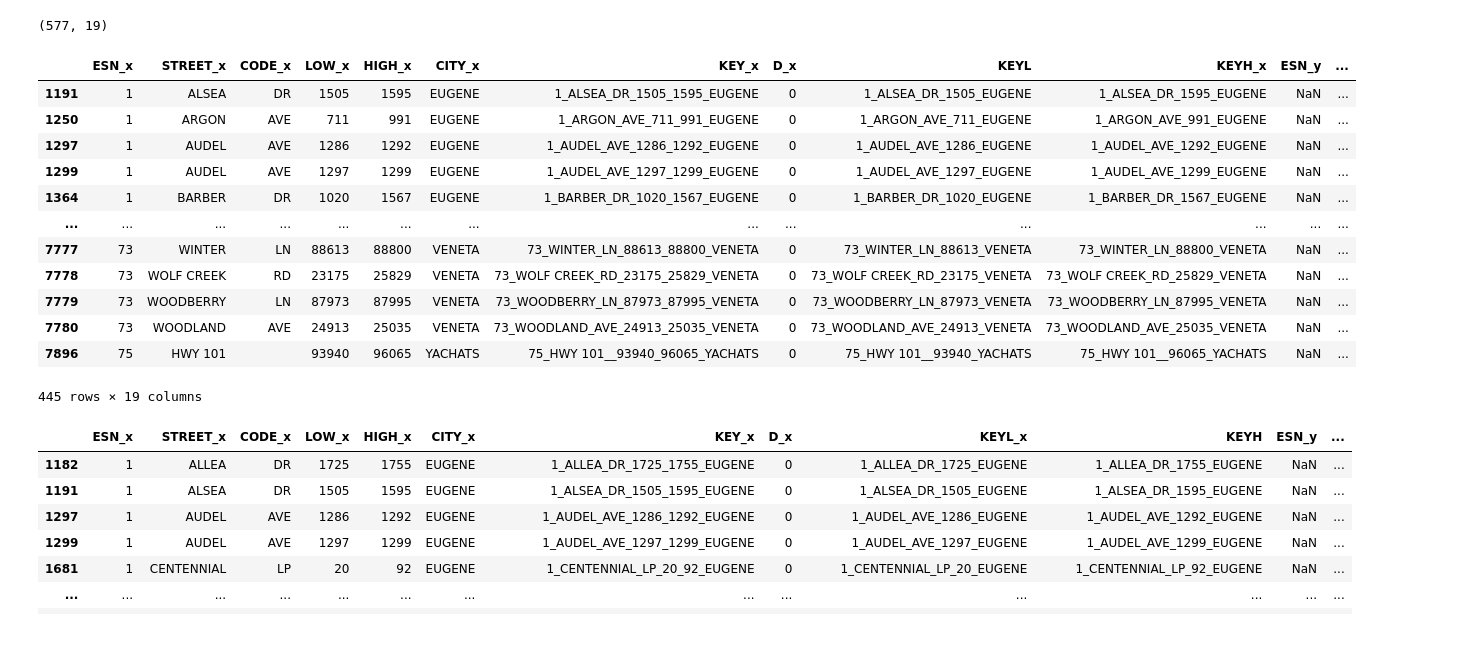
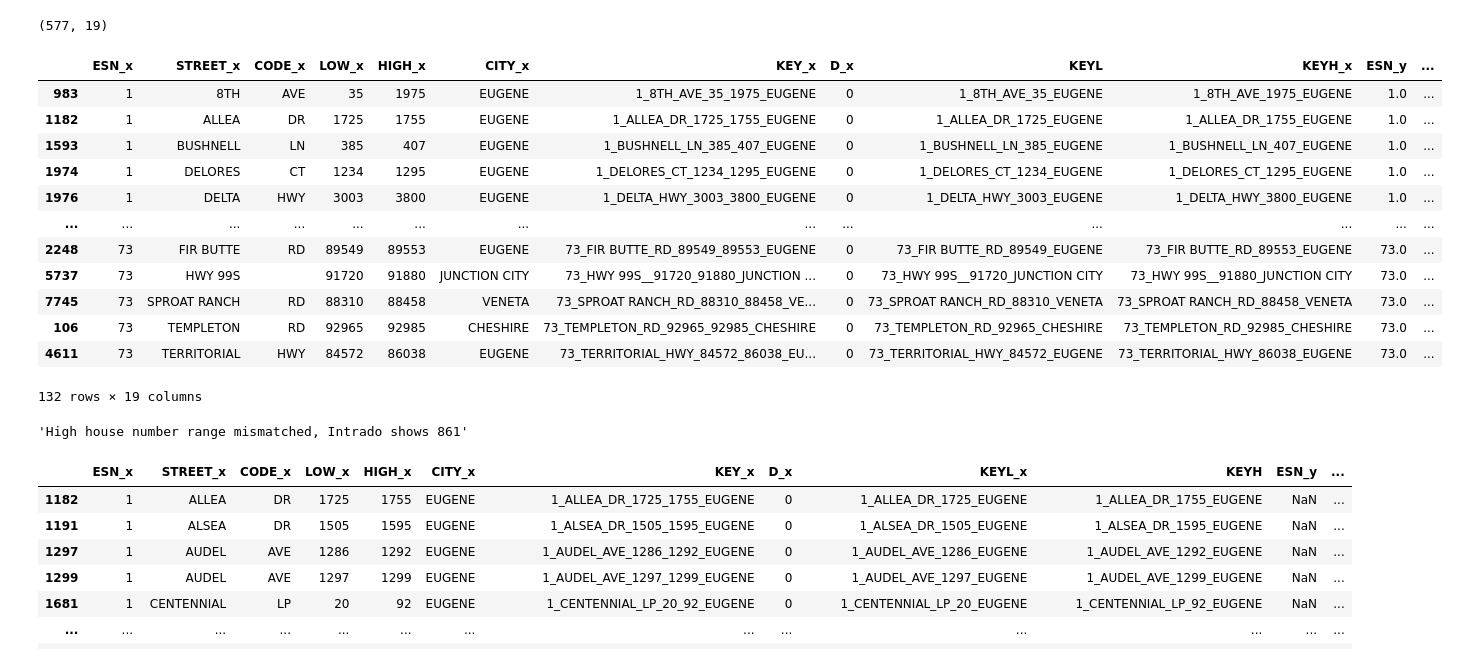
Before and after one commit to dongmeic/RLID, a Jupyter notebook: Address-MSAG/compare_MSAG_range.ipynb, the cells around one changed output. Cells and saved outputs as stored; diff of their text form; code cells hidden in the pictures.

Commit message:
exported MSAG range match

```diff
--- a/Address-MSAG/compare_MSAG_range.ipynb
+++ b/Address-MSAG/compare_MSAG_range.ipynb
@@ -278,18 +298,18 @@ df5.shape
 # %% [output]
 (577, 19)
 # %%
-df5[df5.ESN_y.isna()]
+df5[~df5.ESN_y.isna()]
 # %% [output]
 |  | ESN_x | STREET_x | CODE_x | LOW_x | HIGH_x | CITY_x | KEY_x | D_x | KEYL | KEYH_x | ESN_y | ... |
-| 1191 | 1 | ALSEA | DR | 1505 | 1595 | EUGENE | 1_ALSEA_DR_1505_1595_EUGENE | 0 | 1_ALSEA_DR_1505_EUGENE | 1_ALSEA_DR_1595_EUGENE | NaN | ... |
-| 1250 | 1 | ARGON | AVE | 711 | 991 | EUGENE | 1_ARGON_AVE_711_991_EUGENE | 0 | 1_ARGON_AVE_711_EUGENE | 1_ARGON_AVE_991_EUGENE | NaN | ... |
-| 1297 | 1 | AUDEL | AVE | 1286 | 1292 | EUGENE | 1_AUDEL_AVE_1286_1292_EUGENE | 0 | 1_AUDEL_AVE_1286_EUGENE | 1_AUDEL_AVE_1292_EUGENE | NaN | ... |
-| 1299 | 1 | AUDEL | AVE | 1297 | 1299 | EUGENE | 1_AUDEL_AVE_1297_1299_EUGENE | 0 | 1_AUDEL_AVE_1297_EUGENE | 1_AUDEL_AVE_1299_EUGENE | NaN | ... |
-| 1364 | 1 | BARBER | DR | 1020 | 1567 | EUGENE | 1_BARBER_DR_1020_1567_EUGENE | 0 | 1_BARBER_DR_1020_EUGENE | 1_BARBER_DR_1567_EUGENE | NaN | ... |
+| 983 | 1 | 8TH | AVE | 35 | 1975 | EUGENE | 1_8TH_AVE_35_1975_EUGENE | 0 | 1_8TH_AVE_35_EUGENE | 1_8TH_AVE_1975_EUGENE | 1.0 | ... |
+| 1182 | 1 | ALLEA | DR | 1725 | 1755 | EUGENE | 1_ALLEA_DR_1725_1755_EUGENE | 0 | 1_ALLEA_DR_1725_EUGENE | 1_ALLEA_DR_1755_EUGENE | 1.0 | ... |
+| 1593 | 1 | BUSHNELL | LN | 385 | 407 | EUGENE | 1_BUSHNELL_LN_385_407_EUGENE | 0 | 1_BUSHNELL_LN_385_EUGENE | 1_BUSHNELL_LN_407_EUGENE | 1.0 | ... |
+| 1974 | 1 | DELORES | CT | 1234 | 1295 | EUGENE | 1_DELORES_CT_1234_1295_EUGENE | 0 | 1_DELORES_CT_1234_EUGENE | 1_DELORES_CT_1295_EUGENE | 1.0 | ... |
+| 1976 | 1 | DELTA | HWY | 3003 | 3800 | EUGENE | 1_DELTA_HWY_3003_3800_EUGENE | 0 | 1_DELTA_HWY_3003_EUGENE | 1_DELTA_HWY_3800_EUGENE | 1.0 | ... |
 | ... | ... | ... | ... | ... | ... | ... | ... | ... | ... | ... | ... | ... |
-| 7777 | 73 | WINTER | LN | 88613 | 88800 | VENETA | 73_WINTER_LN_88613_88800_VENETA | 0 | 73_WINTER_LN_88613_VENETA | 73_WINTER_LN_88800_VENETA | NaN | ... |
-| 7778 | 73 | WOLF CREEK | RD | 23175 | 25829 | VENETA | 73_WOLF CREEK_RD_23175_25829_VENETA | 0 | 73_WOLF CREEK_RD_23175_VENETA | 73_WOLF CREEK_RD_25829_VENETA | NaN | ... |
-| 7779 | 73 | WOODBERRY | LN | 87973 | 87995 | VENETA | 73_WOODBERRY_LN_87973_87995_VENETA | 0 | 73_WOODBERRY_LN_87973_VENETA | 73_WOODBERRY_LN_87995_VENETA | NaN | ... |
-| 7780 | 73 | WOODLAND | AVE | 24913 | 25035 | VENETA | 73_WOODLAND_AVE_24913_25035_VENETA | 0 | 73_WOODLAND_AVE_24913_VENETA | 73_WOODLAND_AVE_25035_VENETA | NaN | ... |
-| 7896 | 75 | HWY 101 |  | 93940 | 96065 | YACHATS | 75_HWY 101__93940_96065_YACHATS | 0 | 75_HWY 101__93940_YACHATS | 75_HWY 101__96065_YACHATS | NaN | ... |
+| 2248 | 73 | FIR BUTTE | RD | 89549 | 89553 | EUGENE | 73_FIR BUTTE_RD_89549_89553_EUGENE | 0 | 73_FIR BUTTE_RD_89549_EUGENE | 73_FIR BUTTE_RD_89553_EUGENE | 73.0 | ... |
+| 5737 | 73 | HWY 99S |  | 91720 | 91880 | JUNCTION CITY | 73_HWY 99S__91720_91880_JUNCTION ... | 0 | 73_HWY 99S__91720_JUNCTION CITY | 73_HWY 99S__91880_JUNCTION CITY | 73.0 | ... |
+| 7745 | 73 | SPROAT RANCH | RD | 88310 | 88458 | VENETA | 73_SPROAT RANCH_RD_88310_88458_VE... | 0 | 73_SPROAT RANCH_RD_88310_VENETA | 73_SPROAT RANCH_RD_88458_VENETA | 73.0 | ... |
+| 106 | 73 | TEMPLETON | RD | 92965 | 92985 | CHESHIRE | 73_TEMPLETON_RD_92965_92985_CHESHIRE | 0 | 73_TEMPLETON_RD_92965_CHESHIRE | 73_TEMPLETON_RD_92985_CHESHIRE | 73.0 | ... |
+| 4611 | 73 | TERRITORIAL | HWY | 84572 | 86038 | EUGENE | 73_TERRITORIAL_HWY_84572_86038_EU... | 0 | 73_TERRITORIAL_HWY_84572_EUGENE | 73_TERRITORIAL_HWY_86038_EUGENE | 73.0 | ... |
-445 rows × 19 columns
+132 rows × 19 columns
@@ -296,3 +318,7 @@ df5[df5.ESN_y.isna()]
+# %%
+l.values[0]
+# %% [output]
+'High house number range mismatched, Intrado shows 861'
 # %%
 df7[df7.ESN_y.isna()]
 # %% [output]
```
Also changed, not shown: parts of 14 cells of this notebook, 1 other file.
